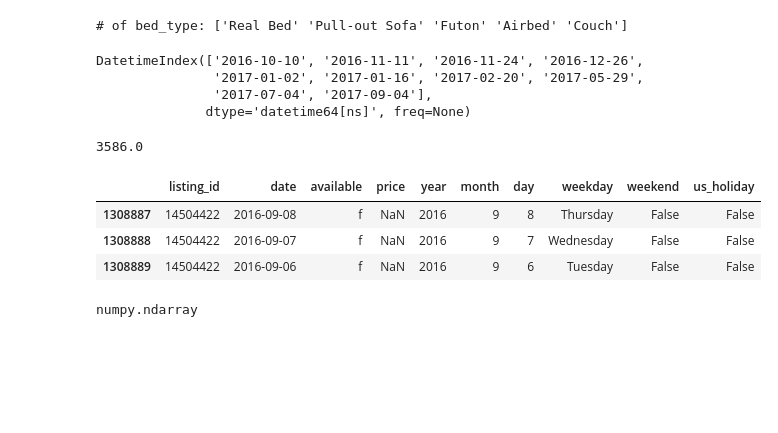
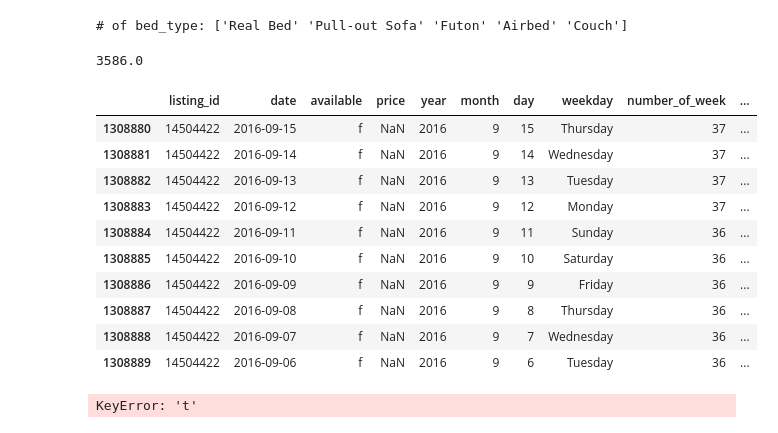
Before and after one commit to dalpengholic/Udacity_Boston-AirBNB-Data, a Jupyter notebook: p4_Boston_AirBnB_with CRISP-DM.ipynb, the cells around one changed output. Saved outputs shown, nothing was run; the diff lists cells and outputs as text; code cells hidden in the pictures; blank space fills up the shorter version.

```diff
--- a/p4_Boston_AirBnB_with CRISP-DM.ipynb
+++ b/p4_Boston_AirBnB_with CRISP-DM.ipynb
@@ -111,44 +111,72 @@ def modify_calendar(df_calendar):
     df_calendar['month'] = pd.DatetimeIndex(df_calendar['date']).month
     df_calendar['day'] = pd.DatetimeIndex(df_calendar['date']).day
     df_calendar['weekday'] = pd.DatetimeIndex(df_calendar['date']).weekday
+    df_calendar['number_of_week'] = pd.DatetimeIndex(df_calendar['date']).week
+    df_calendar['price'].replace(to_replace="\$([0-9,\.]+).*", value=r"\1", regex=True, inplace=True)
 
-    # Add weekend column
-    weekend = [4,5,6]
-    df_calendar['weekend'] = df_calendar.weekday.isin(weekend)
-
-    # Replace values in weekday column
-    df_calendar['weekday'].replace({0:'Monday', 1:'Tuesday', 2:'Wednesday', 3:'Thursday',4:'Friday', 5:'Saturday', 6:'Sunday'}, inplace=True)
 
     # Add us_holiday column
     cal = calendar()
     holidays = cal.holidays(start=df_calendar.date.min(), end=df_calendar.date.max())
     df_calendar['us_holiday'] = df_calendar.date.astype('datetime64').isin(holidays)
 
+    # Add weekend column #Friday, Saturday
+    weekend = [4,5]
+    df_calendar['weekend'] = df_calendar.weekday.isin(weekend)
+
+    # Replace values in weekday column
+    df_calendar['weekday'].replace({0:'Monday', 1:'Tuesday', 2:'Wednesday', 3:'Thursday',4:'Friday', 5:'Saturday', 6:'Sunday'}, inplace=True)
+
+
     return df_calendar
 # %%
-cal = calendar()
-holidays = cal.holidays(start=df_calendar.date.min(), end=df_calendar.date.max())
-print(holidays)
+# cal = calendar()
+# holidays = cal.holidays(start=df_calendar.date.min(), end=df_calendar.date.max())
+# print(holidays)
+# print(holidays.dayofweek)
+# print()
+# print(pd.date_range(start='1/1/2018', periods=8))
-# %% [output]
-DatetimeIndex(['2016-10-10', '2016-11-11', '2016-11-24', '2016-12-26',
-               '2017-01-02', '2017-01-16', '2017-02-20', '2017-05-29',
-               '2017-07-04', '2017-09-04'],
-              dtype='datetime64[ns]', freq=None)
 # %%
 df_cal_modified = modify_calendar(df_calendar)
 print(df_cal_modified.shape[0]/365)
-df_cal_modified.tail(n=3)
+df_cal_modified.tail(n=10)
 # Each listing_id has 365 rows
 # %% [output]
 3586.0
-|  | listing_id | date | available | price | year | month | day | weekday | weekend | us_holiday |
-| 1308887 | 14504422 | 2016-09-08 | f | NaN | 2016 | 9 | 8 | Thursday | False | False |
-| 1308888 | 14504422 | 2016-09-07 | f | NaN | 2016 | 9 | 7 | Wednesday | False | False |
-| 1308889 | 14504422 | 2016-09-06 | f | NaN | 2016 | 9 | 6 | Tuesday | False | False |
+|  | listing_id | date | available | price | year | month | day | weekday | number_of_week | ... |
+| 1308880 | 14504422 | 2016-09-15 | f | NaN | 2016 | 9 | 15 | Thursday | 37 | ... |
+| 1308881 | 14504422 | 2016-09-14 | f | NaN | 2016 | 9 | 14 | Wednesday | 37 | ... |
+| 1308882 | 14504422 | 2016-09-13 | f | NaN | 2016 | 9 | 13 | Tuesday | 37 | ... |
+| 1308883 | 14504422 | 2016-09-12 | f | NaN | 2016 | 9 | 12 | Monday | 37 | ... |
+| 1308884 | 14504422 | 2016-09-11 | f | NaN | 2016 | 9 | 11 | Sunday | 36 | ... |
+| 1308885 | 14504422 | 2016-09-10 | f | NaN | 2016 | 9 | 10 | Saturday | 36 | ... |
+| 1308886 | 14504422 | 2016-09-09 | f | NaN | 2016 | 9 | 9 | Friday | 36 | ... |
+| 1308887 | 14504422 | 2016-09-08 | f | NaN | 2016 | 9 | 8 | Thursday | 36 | ... |
+| 1308888 | 14504422 | 2016-09-07 | f | NaN | 2016 | 9 | 7 | Wednesday | 36 | ... |
+| 1308889 | 14504422 | 2016-09-06 | f | NaN | 2016 | 9 | 6 | Tuesday | 36 | ... |
-# %%
- df_listing.id.unique()
-# def count_available(df_cal_modified):
-#     id_list = list(df_listing.id.unique())
-# %% [output]
-numpy.ndarray
+# %%
+# def count_available(df_listing, df_cal_modified):
+tmp = df_listing.id[0:10]
+for i in np.nditer(tmp):
+    df_cal_id = df_cal_modified[(df_cal_modified.listing_id == i)]
+    tmp_list = ['t','f']
+    try:
+        unavail = df_cal_id.available.value_counts()['f'] #available 'f' count
+    except:
+        unavail = 0
+
+    try:
+        avail_total = df_cal_id.available.value_counts()['t']#available 't' count
+    except:
+        avail_total = 0
+
+    avail_weekday = df_cal_id[df_cal_id.weekend == False].available.value_counts()['t']  #available 't' count on weekdays
+    avail_weekend = df_cal_id[df_cal_id.weekend == True].available.value_counts()['t'] #available 't' count on weekends
+    price_weekday = df_cal_id[(df_cal_id.weekend == False) & (df_cal_id.available == 't')].price.astype(float).describe()['mean']
+    price_weekend = df_cal_id[(df_cal_id.weekend == True) & (df_cal_id.available == 't')].price.astype(float).describe()['mean']
+
+    print('unavail, avail_total,avail_weekday,avail_weekend', unavail,avail_total,avail_weekday,avail_weekend)
+    print("price_weekday","price_weekend",price_weekday,price_weekend)
+# %% [output]
+KeyError: 't'
 # %%
```
Also changed, not shown: parts of 5 cells of this notebook.
